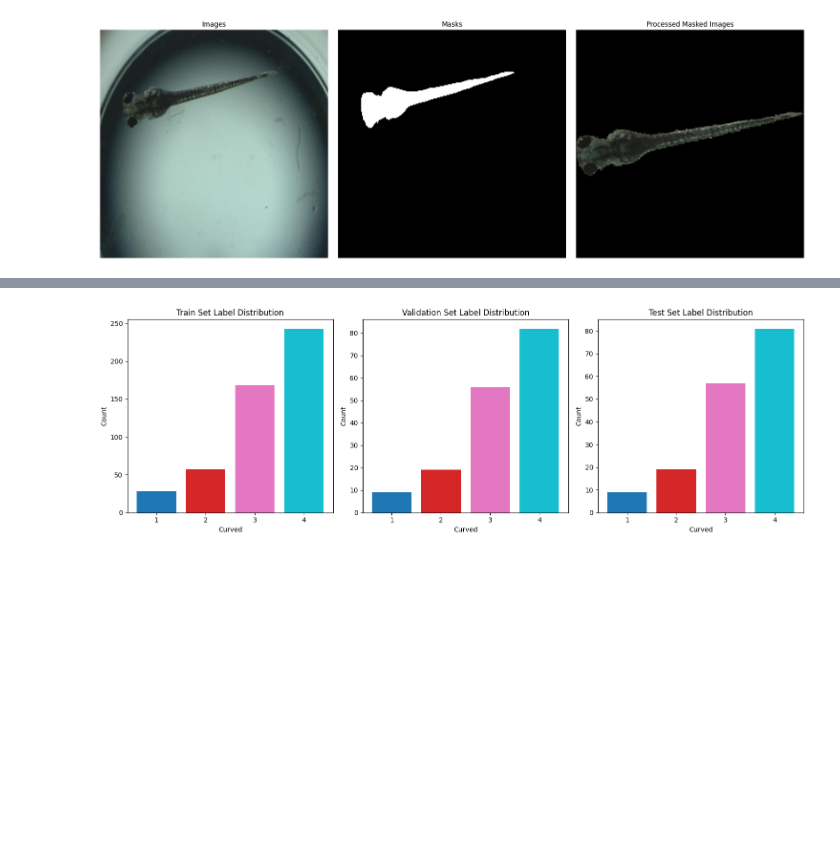
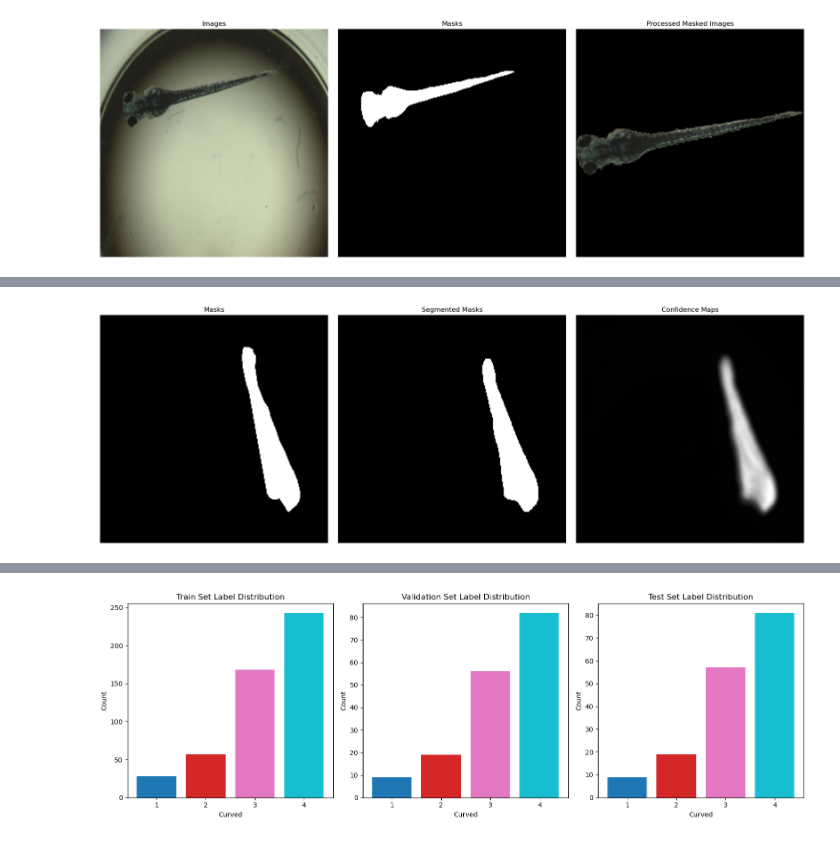
Before and after one commit to MarkDanielArndt/Zebra_Fish, a Jupyter notebook: Segmentation_Notebook.ipynb, the cells around one changed output, grey strips where cells are left out. Saved outputs shown, nothing was run; the diff lists cells and outputs as text; code cells hidden in the pictures; blank space fills up the shorter version.

```diff
--- a/Segmentation_Notebook.ipynb
+++ b/Segmentation_Notebook.ipynb
@@ -136,7 +136,7 @@ if User=="Andrey":
 
     load_with_split = True #Load data with split or without split use the exel file
 
-    excel_path = "Df_Zebrafish_with_splits.xlsx" #change if Load with split == True
+    excel_path = "C:/Local_Docs/Uni/Hiwi_IBT/Zebra_Fish/Df_Zebrafish_with_splits_AT.xlsx" #change if Load with split == True
     images_folder = "C:/Local_Docs/Uni/Hiwi_IBT/Zebra_Fish/Zebra_fish_data/Raw_data_full_train"
     masks_folder = "C:/Local_Docs/Uni/Hiwi_IBT/Zebra_Fish/Zebra_fish_data/Raw_data_full_masks"
 
@@ -213,12 +213,12 @@ if User=="Andrey":
     train_from_scratch = False
     trained_model_name = "test_model.keras"
     cnn_log_directory = f"{seg_directory}/CNN"
-    cnn_model_name = "adapted_test_model.keras"
+    cnn_model_name = "test_model.keras"
     cnn_metrics_name = "vgg_16_metrics.json"
 
     #8 Evaluate Models
     load_directory = f"{seg_directory}/CNN"
-    load_model_name = "adapted_test_model.keras"
+    load_model_name = "test_model.keras"
 # %%
 #1) Match the images and masks to the exel data.
 # Create Df with the following columns: Image, Mask Path, Sample, Fish_Num, Edema, Curved, Masked Image
@@ -335,12 +335,10 @@ def display_images(df, index, col1, col2, col3, target_size=(256, 256)):
             img = cv2.imread(image_data, cv2.IMREAD_UNCHANGED)
             if img is None:
                 raise ValueError(f"Error loading image: {image_data}")
-            if len(img.shape) == 3:  # Convert BGR to RGB if it's a color image
-                img = cv2.cvtColor(img, cv2.COLOR_BGR2RGB)
-        elif isinstance(image_data, np.ndarray):  # If it's already a loaded image
+        elif isinstance(image_data, np.ndarray):  # Already an image
             img = image_data
         else:
-            raise ValueError("Unsupported image format in DataFrame.")
+            raise ValueError("Unsupported image format.")
 
         return cv2.resize(img, target_size, interpolation=cv2.INTER_LINEAR)
 
@@ -712,0 +713,4 @@ if use_seg_model:
+# %%
+display_images(df_result, index=56, col1="Masks", col2="Segmented Masks", col3='Confidence Maps', target_size=target_size)
+# %% [output]
+[figure, added]
```
Also changed, not shown: parts of 13 cells of this notebook, 2 other files.
